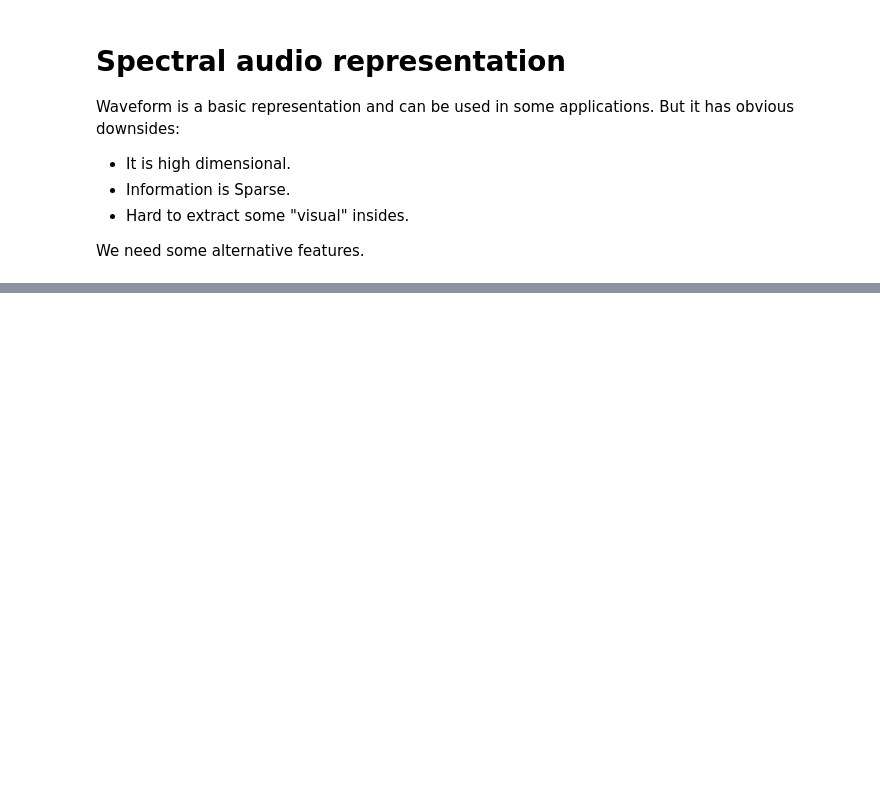
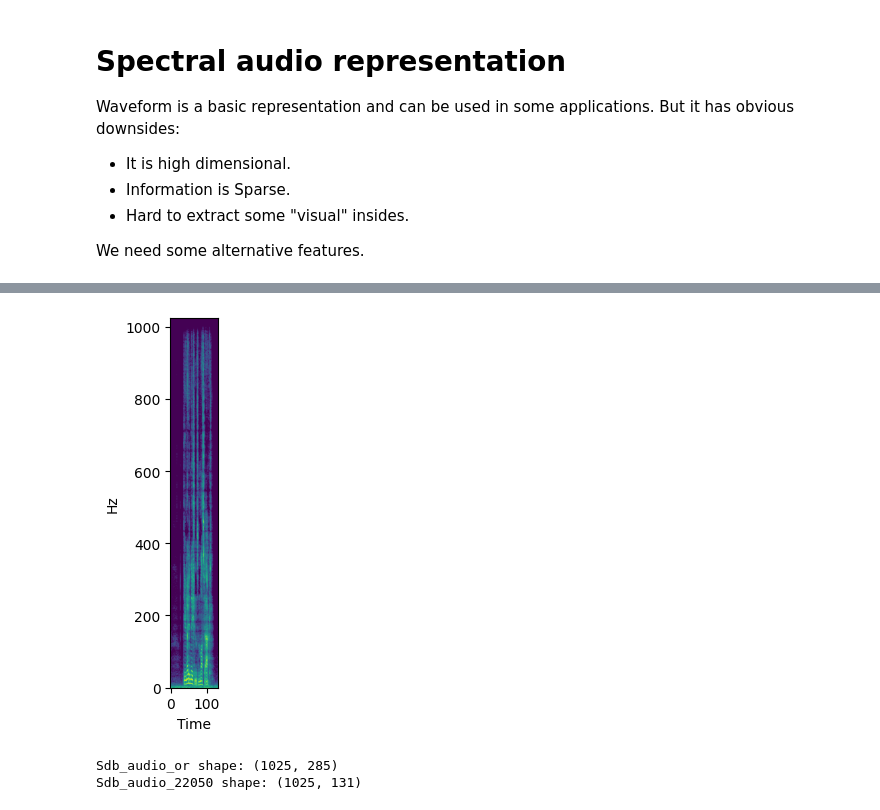
Before and after one commit to VSydorskyy/ucu_audio_processing_course, a Jupyter notebook: Module_1/Lecture_1/Intro_to_Audio_ML.ipynb, the cells around one changed output, grey strips where cells are left out. Saved outputs shown, nothing was run; the diff lists cells and outputs as text; code cells hidden in the pictures; blank space fills up the shorter version.

```diff
--- a/Module_1/Lecture_1/Intro_to_Audio_ML.ipynb
+++ b/Module_1/Lecture_1/Intro_to_Audio_ML.ipynb
@@ -485,0 +559,18 @@ So finally we come to Spectogram, where we have:
+# %%
+Sdb_audio_22050 = librosa.amplitude_to_db(np.abs(librosa.stft(sample_audio_22050)), ref=np.max)
+# %%
+plt.imshow(Sdb_audio_22050)
+plt.xlabel('Time')
+plt.ylabel('Hz')
+plt.gca().invert_yaxis()
+plt.show()
+# %% [output]
+[figure, added]
+# %%
+print(
+    "Sdb_audio_or shape:", Sdb_audio_or.shape,
+    "\nSdb_audio_22050 shape:", Sdb_audio_22050.shape
+)
+# %% [output]
+Sdb_audio_or shape: (1025, 285)
+Sdb_audio_22050 shape: (1025, 131)
```
Also changed, not shown: parts of 31 cells of this notebook, 2 other files.
